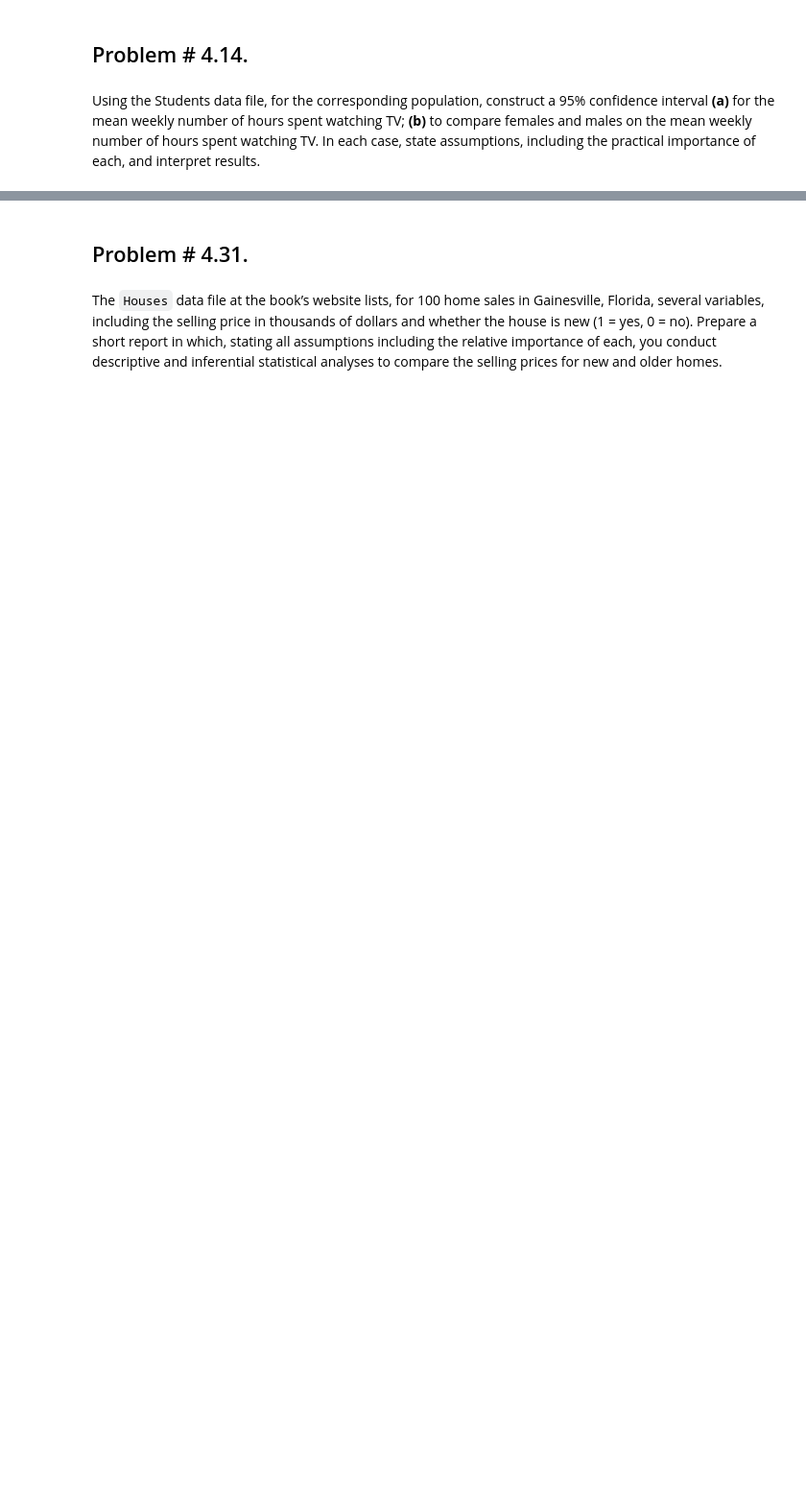
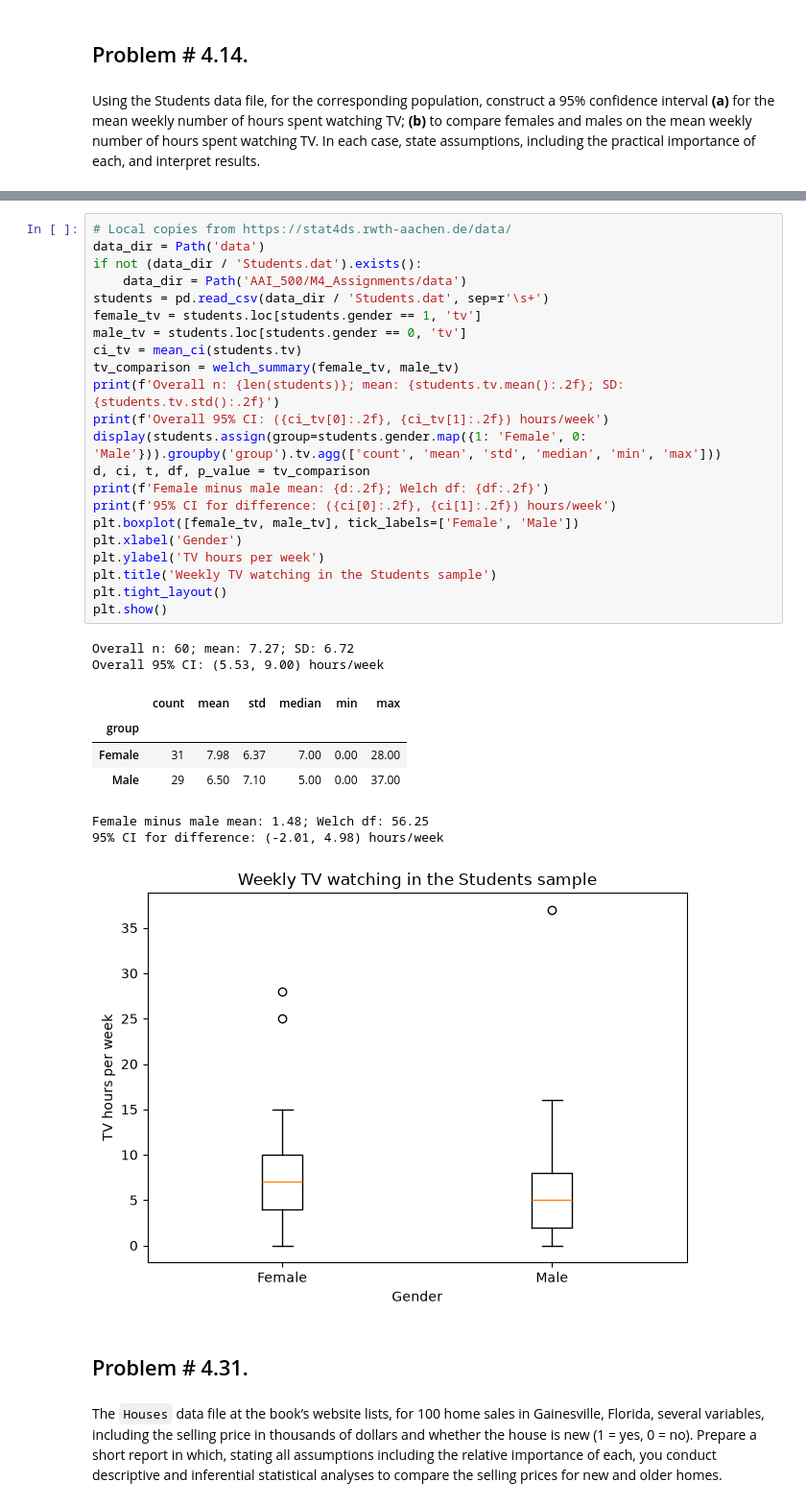
Before and after one commit to frangu617/USD, a Jupyter notebook: AAI_500/M4_Assignments/AAI_500_M4_Assignment.ipynb, the cells around one changed output, grey strips where cells are left out. Shown at 96% size. Cells and saved outputs as stored; diff of their text form; blank space fills up the shorter version.

Commit message:
Complete M4 assignment answers, analyses, and HTML export

```diff
--- a/AAI_500/M4_Assignments/AAI_500_M4_Assignment.ipynb
+++ b/AAI_500/M4_Assignments/AAI_500_M4_Assignment.ipynb
@@ -128,3 +157,35 @@ including the practical importance of each, and interpret results.
+# %%
+# Local copies from https://stat4ds.rwth-aachen.de/data/
+data_dir = Path('data')
+if not (data_dir / 'Students.dat').exists():
+    data_dir = Path('AAI_500/M4_Assignments/data')
+students = pd.read_csv(data_dir / 'Students.dat', sep=r'\s+')
+female_tv = students.loc[students.gender == 1, 'tv']
+male_tv = students.loc[students.gender == 0, 'tv']
+ci_tv = mean_ci(students.tv)
+tv_comparison = welch_summary(female_tv, male_tv)
+print(f'Overall n: {len(students)}; mean: {students.tv.mean():.2f}; SD: {students.tv.std():.2f}')
+print(f'Overall 95% CI: ({ci_tv[0]:.2f}, {ci_tv[1]:.2f}) hours/week')
+display(students.assign(group=students.gender.map({1: 'Female', 0: 'Male'})).groupby('group').tv.agg(['count', 'mean', 'std', 'median', 'min', 'max']))
+d, ci, t, df, p_value = tv_comparison
+print(f'Female minus male mean: {d:.2f}; Welch df: {df:.2f}')
+print(f'95% CI for difference: ({ci[0]:.2f}, {ci[1]:.2f}) hours/week')
+plt.boxplot([female_tv, male_tv], tick_labels=['Female', 'Male'])
+plt.xlabel('Gender')
+plt.ylabel('TV hours per week')
+plt.title('Weekly TV watching in the Students sample')
+plt.tight_layout()
+plt.show()
+# %% [output]
+Overall n: 60; mean: 7.27; SD: 6.72
+Overall 95% CI: (5.53, 9.00) hours/week
+|  | count | mean | std | median | min | max |
+| group |  |  |  |  |  |  |
+| Female | 31 | 7.98 | 6.37 | 7.00 | 0.00 | 28.00 |
+| Male | 29 | 6.50 | 7.10 | 5.00 | 0.00 | 37.00 |
+Female minus male mean: 1.48; Welch df: 56.25
+95% CI for difference: (-2.01, 4.98) hours/week
+[figure, added]
 # %% [markdown]
 ## Problem # 4.31.
 # %% [markdown]
```
Also changed, not shown: parts of 43 cells of this notebook, 4 other files.
